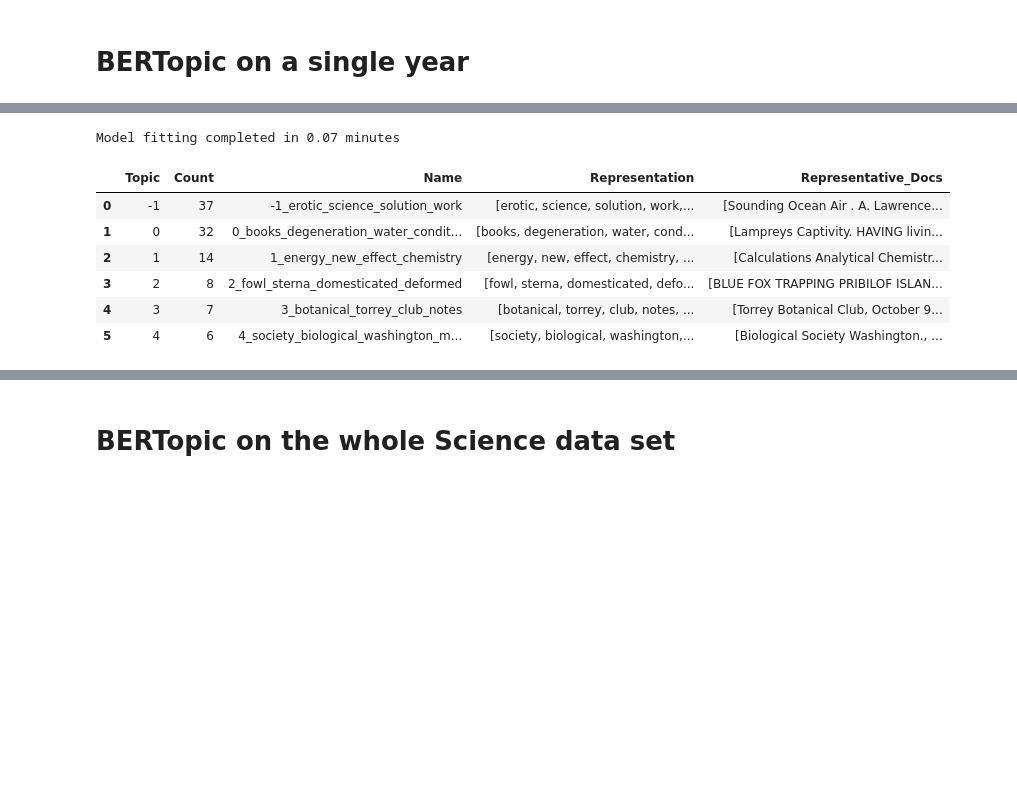
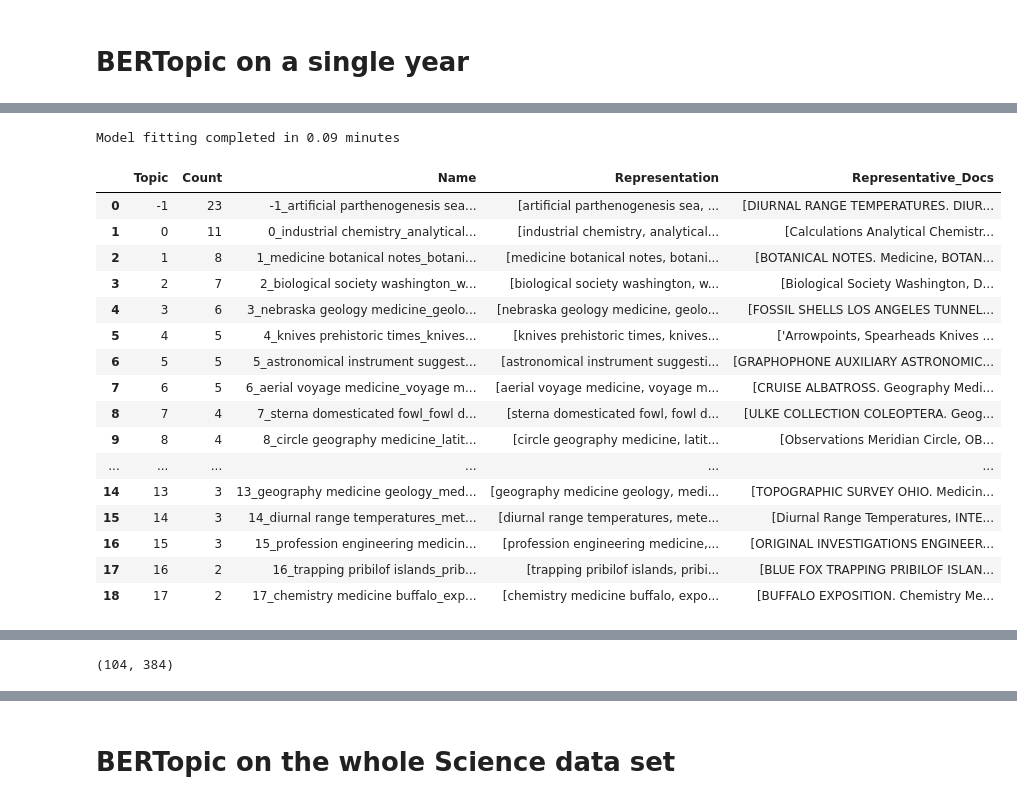
Before and after one commit to KutlualpTazefidan/convergence_oracle, a Jupyter notebook: Playground_KT/fetching/0_Semantic_API_kt/1_0_0_Clustering_using_BerTopic_for_SemanticScholar.ipynb, the cells around one changed output, grey strips where cells are left out. Saved outputs shown, nothing was run; the diff lists cells and outputs as text; code cells hidden in the pictures; blank space fills up the shorter version.

```diff
--- a/Playground_KT/fetching/0_Semantic_API_kt/1_0_0_Clustering_using_BerTopic_for_SemanticScholar.ipynb
+++ b/Playground_KT/fetching/0_Semantic_API_kt/1_0_0_Clustering_using_BerTopic_for_SemanticScholar.ipynb
@@ -249,9 +21,10 @@ def visualize_intertopic_distances_3d(df,topics,model,umap_embeddings):
 # %% [markdown]
 # BERTopic on a single year
 # %%
-## Filter using the year:
+# Load and the data set and apply a year filter:
 years = [1900]
-df = load_clean_dataset("./data/1880-2023_Science_48966.csv",years)
-viz_study_field_distribution(df)
+sy_df = cfc.load_clean_dataset("./data/1880-2023_Science_48966.csv",years)
+display(sy_df.head())
+cfc.viz_study_field_distribution(sy_df)
 # %% [output]
 Length of the dataset:  104
@@ -275,17 +38,32 @@ dtype: int64
 # %%
-# Creating clusters for a single year
-single_year_model = cluster_data(df,min_topic_size=5)
+# Create clusters for the selected single year: ...
+sy_model,sy_topics,sy_proba = cfc.cluster_data(sy_df,min_topic_size=2,fine_tune_label=True,get_topics=True,get_proba=True,ngram=3)
 # Saving the BERTopic model
-single_year_model.save("./models/bertopic_model_"+str(years[0]))
-display(single_year_model.get_topic_info())
-single_year_model.visualize_topics()
+sy_model.save("./models/bertopic_model_"+str(years[0]))
+display(sy_model.get_topic_info())
+sy_model.visualize_topics()
 # %% [output]
-Model fitting completed in 0.07 minutes
+Model fitting completed in 0.09 minutes
 |  | Topic | Count | Name | Representation | Representative_Docs |
-| 0 | -1 | 37 | -1_erotic_science_solution_work | [erotic, science, solution, work,... | [Sounding Ocean Air . A. Lawrence... |
-| 1 | 0 | 32 | 0_books_degeneration_water_condit... | [books, degeneration, water, cond... | [Lampreys Captivity. HAVING livin... |
-| 2 | 1 | 14 | 1_energy_new_effect_chemistry | [energy, new, effect, chemistry, ... | [Calculations Analytical Chemistr... |
-| 3 | 2 | 8 | 2_fowl_sterna_domesticated_deformed | [fowl, sterna, domesticated, defo... | [BLUE FOX TRAPPING PRIBILOF ISLAN... |
-| 4 | 3 | 7 | 3_botanical_torrey_club_notes | [botanical, torrey, club, notes, ... | [Torrey Botanical Club, October 9... |
-| 5 | 4 | 6 | 4_society_biological_washington_m... | [society, biological, washington,... | [Biological Society Washington., ... |
+| 0 | -1 | 23 | -1_artificial parthenogenesis sea... | [artificial parthenogenesis sea, ... | [DIURNAL RANGE TEMPERATURES. DIUR... |
+| 1 | 0 | 11 | 0_industrial chemistry_analytical... | [industrial chemistry, analytical... | [Calculations Analytical Chemistr... |
+| 2 | 1 | 8 | 1_medicine botanical notes_botani... | [medicine botanical notes, botani... | [BOTANICAL NOTES. Medicine, BOTAN... |
+| 3 | 2 | 7 | 2_biological society washington_w... | [biological society washington, w... | [Biological Society Washington, D... |
+| 4 | 3 | 6 | 3_nebraska geology medicine_geolo... | [nebraska geology medicine, geolo... | [FOSSIL SHELLS LOS ANGELES TUNNEL... |
+| 5 | 4 | 5 | 4_knives prehistoric times_knives... | [knives prehistoric times, knives... | ['Arrowpoints, Spearheads Knives ... |
+| 6 | 5 | 5 | 5_astronomical instrument suggest... | [astronomical instrument suggesti... | [GRAPHOPHONE AUXILIARY ASTRONOMIC... |
+| 7 | 6 | 5 | 6_aerial voyage medicine_voyage m... | [aerial voyage medicine, voyage m... | [CRUISE ALBATROSS. Geography Medi... |
+| 8 | 7 | 4 | 7_sterna domesticated fowl_fowl d... | [sterna domesticated fowl, fowl d... | [ULKE COLLECTION COLEOPTERA. Geog... |
+| 9 | 8 | 4 | 8_circle geography medicine_latit... | [circle geography medicine, latit... | [Observations Meridian Circle, OB... |
+| ... | ... | ... | ... | ... | ... |
+| 14 | 13 | 3 | 13_geography medicine geology_med... | [geography medicine geology, medi... | [TOPOGRAPHIC SURVEY OHIO. Medicin... |
+| 15 | 14 | 3 | 14_diurnal range temperatures_met... | [diurnal range temperatures, mete... | [Diurnal Range Temperatures, INTE... |
+| 16 | 15 | 3 | 15_profession engineering medicin... | [profession engineering medicine,... | [ORIGINAL INVESTIGATIONS ENGINEER... |
+| 17 | 16 | 2 | 16_trapping pribilof islands_prib... | [trapping pribilof islands, pribi... | [BLUE FOX TRAPPING PRIBILOF ISLAN... |
+| 18 | 17 | 2 | 17_chemistry medicine buffalo_exp... | [chemistry medicine buffalo, expo... | [BUFFALO EXPOSITION. Chemistry Me... |
 [interactive output not drawn]
+# %%
+sy_embeddings = sy_model._extract_embeddings(sy_df['title_abstract_studyfield'].to_list(), method="document")
+sy_embeddings.shape
+# %% [output]
+(104, 384)
```
Also changed, not shown: parts of 8 cells of this notebook, 4 other files.
